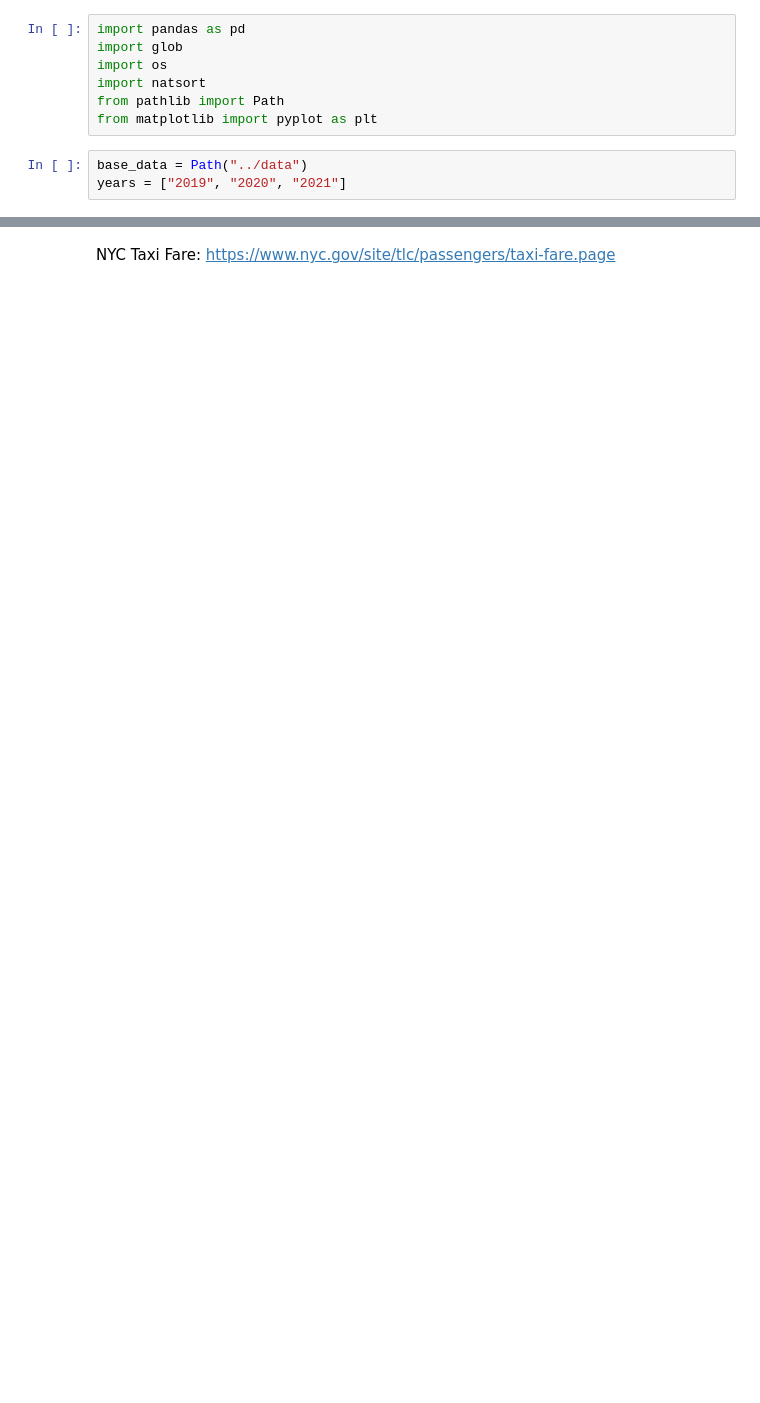
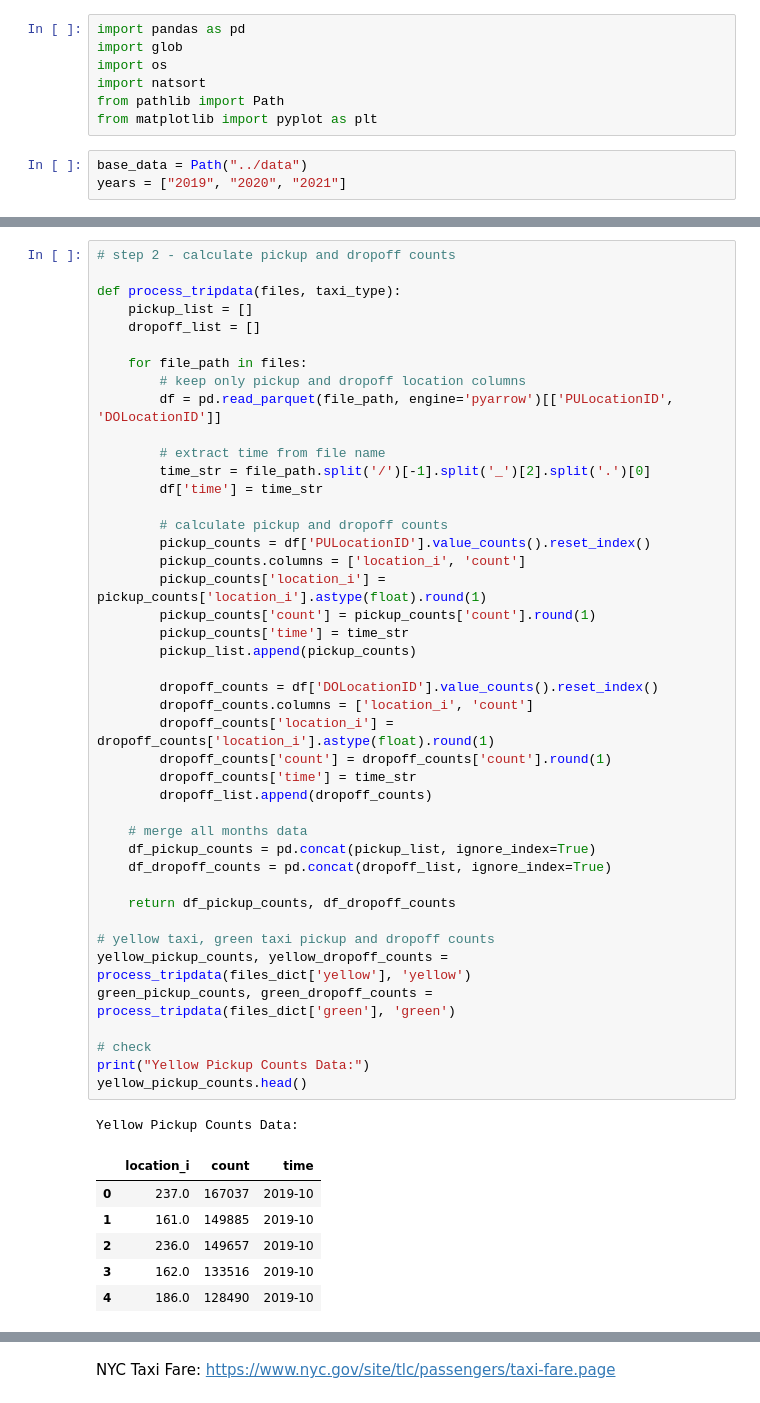
Before and after one commit to kyla2001/Analyzing-Taxi-Trip-Patterns-in-NYC-2019-2021, a Jupyter notebook: code/question.ipynb, the cells around one changed output, grey strips where cells are left out. Cells and saved outputs as stored; diff of their text form; blank space fills up the shorter version.

```diff
--- a/code/question.ipynb
+++ b/code/question.ipynb
@@ -94,0 +123,51 @@ import pandas as pd
+# %%
+# step 2 - calculate pickup and dropoff counts
+
+def process_tripdata(files, taxi_type):
+    pickup_list = []
+    dropoff_list = []
+
+    for file_path in files:
+        # keep only pickup and dropoff location columns
+        df = pd.read_parquet(file_path, engine='pyarrow')[['PULocationID', 'DOLocationID']]
+
+        # extract time from file name
+        time_str = file_path.split('/')[-1].split('_')[2].split('.')[0]
+        df['time'] = time_str
+
+        # calculate pickup and dropoff counts
+        pickup_counts = df['PULocationID'].value_counts().reset_index()
+        pickup_counts.columns = ['location_i', 'count']
+        pickup_counts['location_i'] = pickup_counts['location_i'].astype(float).round(1)
+        pickup_counts['count'] = pickup_counts['count'].round(1)
+        pickup_counts['time'] = time_str
+        pickup_list.append(pickup_counts)
+
+        dropoff_counts = df['DOLocationID'].value_counts().reset_index()
+        dropoff_counts.columns = ['location_i', 'count']
+        dropoff_counts['location_i'] = dropoff_counts['location_i'].astype(float).round(1)
+        dropoff_counts['count'] = dropoff_counts['count'].round(1)
+        dropoff_counts['time'] = time_str
+        dropoff_list.append(dropoff_counts)
+
+    # merge all months data
+    df_pickup_counts = pd.concat(pickup_list, ignore_index=True)
+    df_dropoff_counts = pd.concat(dropoff_list, ignore_index=True)
+
+    return df_pickup_counts, df_dropoff_counts
+
+# yellow taxi, green taxi pickup and dropoff counts
+yellow_pickup_counts, yellow_dropoff_counts = process_tripdata(files_dict['yellow'], 'yellow')
+green_pickup_counts, green_dropoff_counts = process_tripdata(files_dict['green'], 'green')
+
+# check
+print("Yellow Pickup Counts Data:")
+yellow_pickup_counts.head()
+# %% [output]
+Yellow Pickup Counts Data:
+|  | location_i | count | time |
+| 0 | 237.0 | 167037 | 2019-10 |
+| 1 | 161.0 | 149885 | 2019-10 |
+| 2 | 236.0 | 149657 | 2019-10 |
+| 3 | 162.0 | 133516 | 2019-10 |
+| 4 | 186.0 | 128490 | 2019-10 |
```
Also changed, not shown: parts of 21 cells of this notebook.
